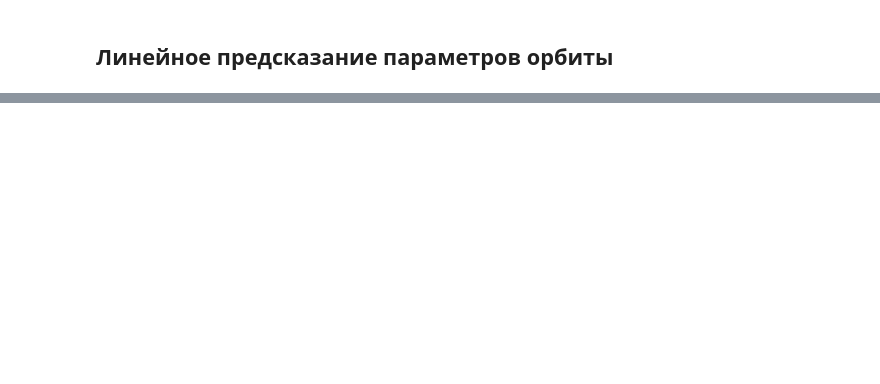
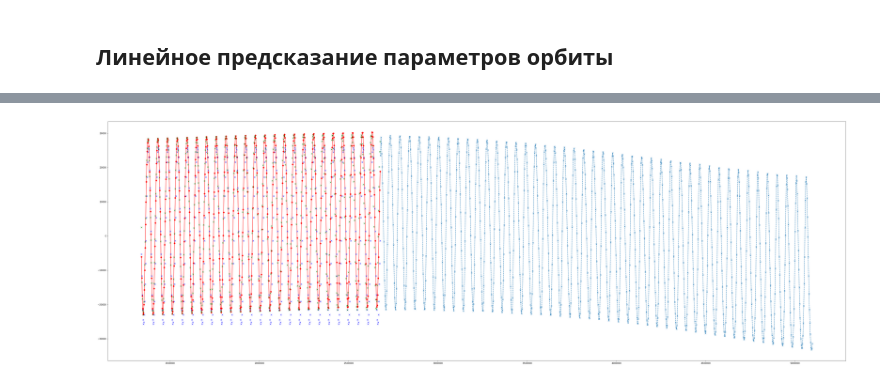
Before and after one commit to KirillRuSS/IDAO-2020, a Jupyter notebook: IDAO-2020-predictions.ipynb, the cells around one changed output, grey strips where cells are left out. Drawn from its saved outputs; the diff is of its cells as text; code cells hidden in the pictures; blank space fills up the shorter version.

```diff
--- a/IDAO-2020-predictions.ipynb
+++ b/IDAO-2020-predictions.ipynb
@@ -385,0 +342,18 @@ model.test(sat_list[173]['d'])
+# %%
+plt.figure(figsize = (60, 20))
+
+d = sat_list[sat_id]['d']
+border = len(d)//2
+
+x = d.iloc[border:,15]
+
+plt.plot(x, np.array(d.iloc[border:]['x']), '-ro')
+plt.plot(x, np.array(d.iloc[border:]['x_sim']), 'bx')
+plt.plot(x, model.positions_self[:,0], 'gx')
+
+x = test_d['total_seconds']
+plt.plot(x, test[:,0], '--x')
+
+plt.show()
+# %% [output]
+[figure, added]
```
Also changed, not shown: parts of 14 cells of this notebook, 4 other files.
